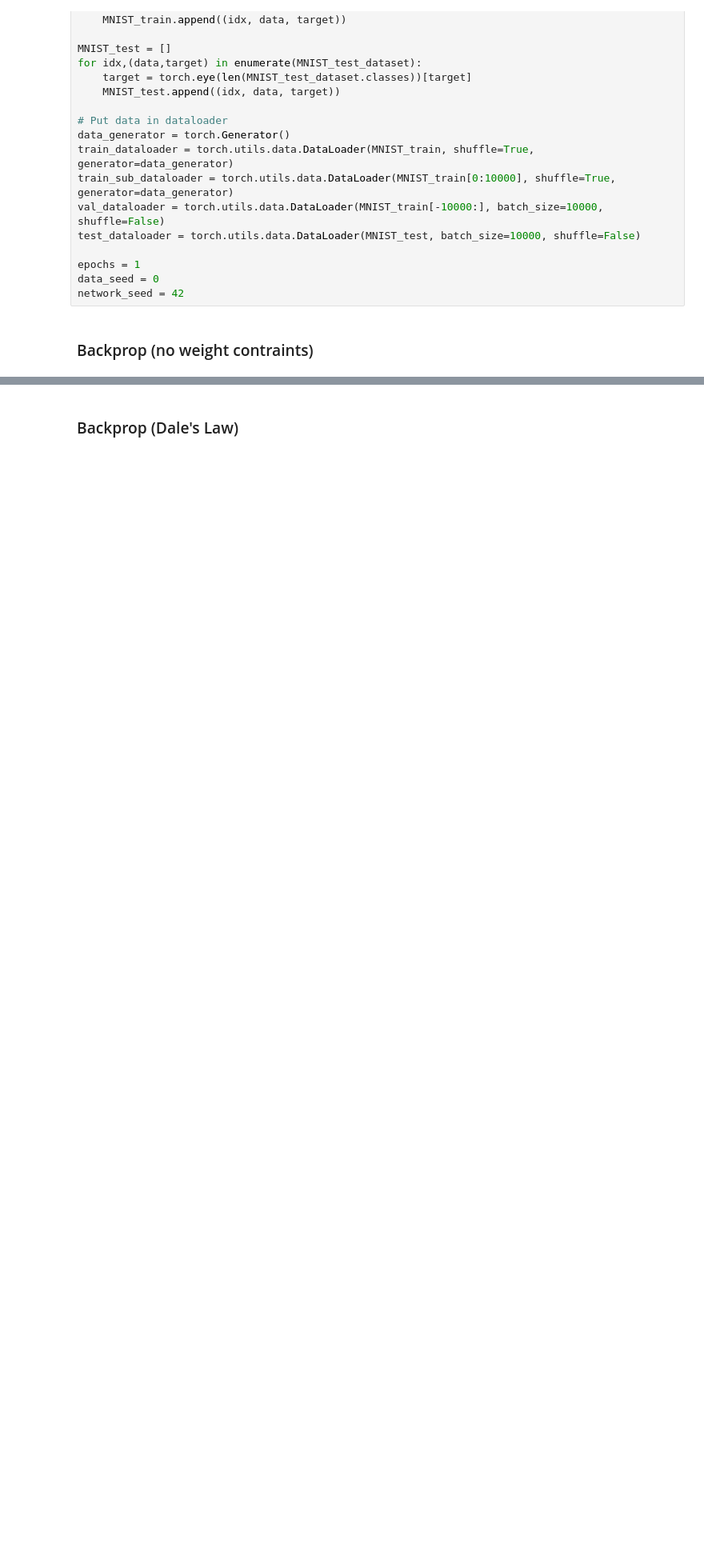
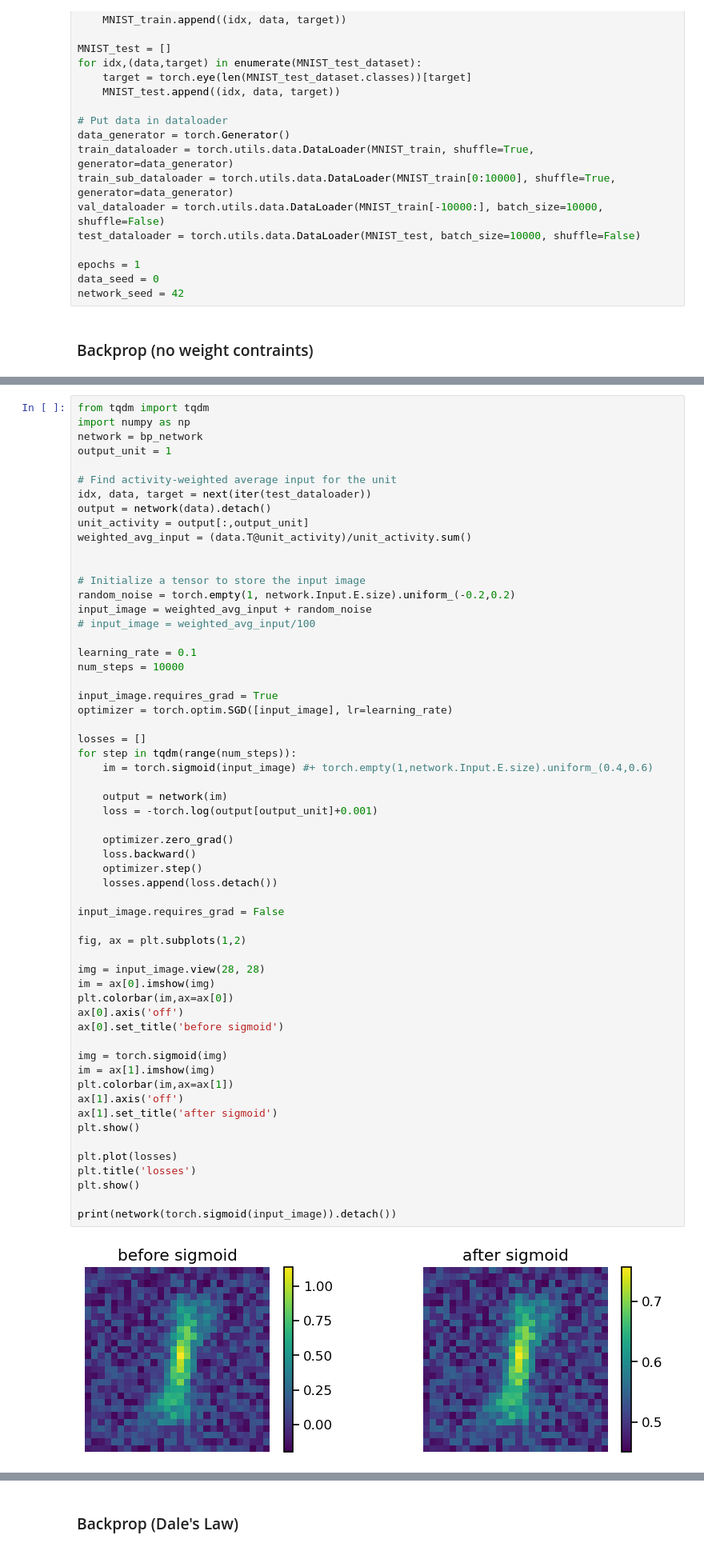
Before and after one commit to Milstein-Lab/EIANN, a Jupyter notebook: EIANN/notebooks/MNIST_1hidden.ipynb, the cells around one changed output, grey strips where cells are left out. Shown at 80% size. Cells and saved outputs as stored; diff of their text form; blank space fills up the shorter version.

```diff
--- a/EIANN/notebooks/MNIST_1hidden.ipynb
+++ b/EIANN/notebooks/MNIST_1hidden.ipynb
@@ -81,0 +109,60 @@ plt.show()
+# %%
+from tqdm import tqdm
+import numpy as np
+network = bp_network
+output_unit = 1
+
+# Find activity-weighted average input for the unit
+idx, data, target = next(iter(test_dataloader))
+output = network(data).detach()
+unit_activity = output[:,output_unit]
+weighted_avg_input = (data.T@unit_activity)/unit_activity.sum()
+
+
+# Initialize a tensor to store the input image
+random_noise = torch.empty(1, network.Input.E.size).uniform_(-0.2,0.2)
+input_image = weighted_avg_input + random_noise
+# input_image = weighted_avg_input/100
+
+learning_rate = 0.1
+num_steps = 10000
+
+input_image.requires_grad = True
+optimizer = torch.optim.SGD([input_image], lr=learning_rate)
+
+losses = []
+for step in tqdm(range(num_steps)):
+    im = torch.sigmoid(input_image) #+ torch.empty(1,network.Input.E.size).uniform_(0.4,0.6)
+
+    output = network(im)
+    loss = -torch.log(output[output_unit]+0.001)
+
+    optimizer.zero_grad()
+    loss.backward()
+    optimizer.step()
+    losses.append(loss.detach())
+
+input_image.requires_grad = False
+
+fig, ax = plt.subplots(1,2)
+
+img = input_image.view(28, 28)
+im = ax[0].imshow(img)
+plt.colorbar(im,ax=ax[0])
+ax[0].axis('off')
+ax[0].set_title('before sigmoid')
+
+img = torch.sigmoid(img)
+im = ax[1].imshow(img)
+plt.colorbar(im,ax=ax[1])
+ax[1].axis('off')
+ax[1].set_title('after sigmoid')
+plt.show()
+
+plt.plot(losses)
+plt.title('losses')
+plt.show()
+
+print(network(torch.sigmoid(input_image)).detach())
+# %% [output]
+[figure, added]
```
Also changed, not shown: parts of 11 cells of this notebook, 1 other file.
